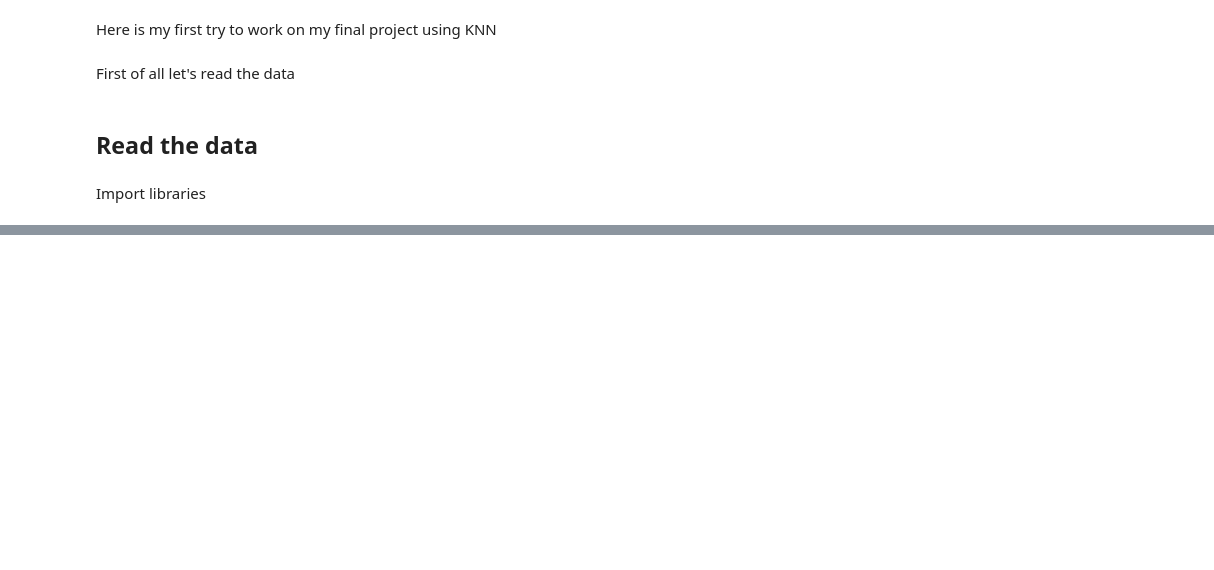
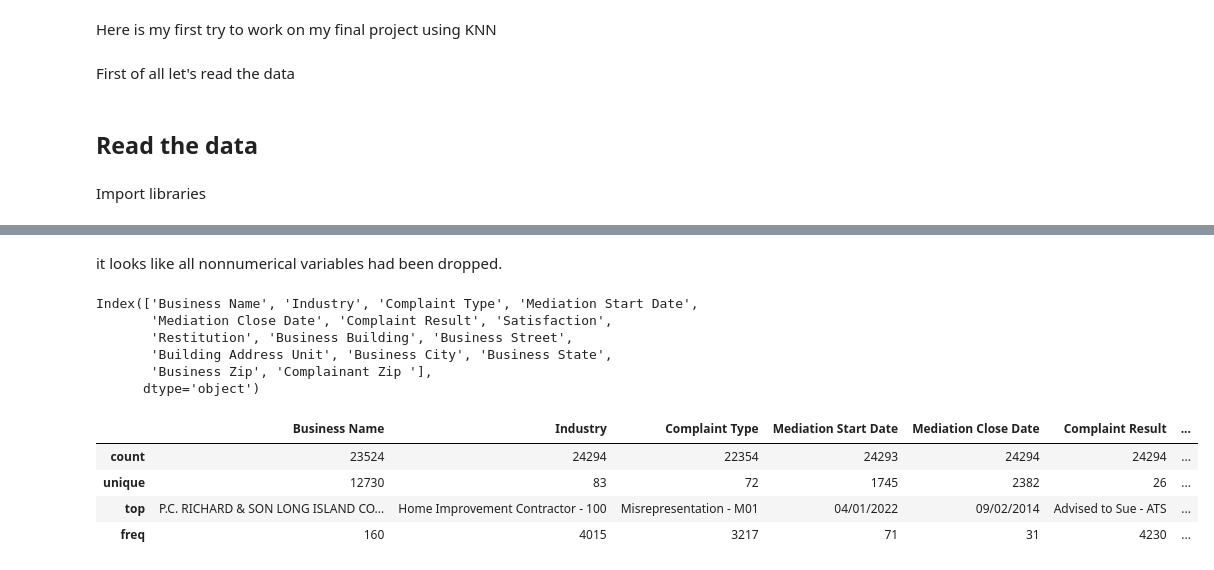
Before and after one commit to waheeb123/Covid_test, a Jupyter notebook: work_on_final_project.ipynb, the cells around one changed output, grey strips where cells are left out. Saved outputs shown, nothing was run; the diff lists cells and outputs as text; code cells hidden in the pictures; blank space fills up the shorter version.

```diff
--- a/work_on_final_project.ipynb
+++ b/work_on_final_project.ipynb
@@ -21,0 +70,18 @@ df = pd.read_csv("https://raw.githubusercontent.com/waheeb123/Datasets/main/Cons
+# %% [markdown]
+it looks like all nonnumerical variables had been dropped.
+# %%
+categorical = df.dtypes[df.dtypes == "object"].index
+print(categorical)
+df[categorical].describe()
+# %% [output]
+Index(['Business Name', 'Industry', 'Complaint Type', 'Mediation Start Date',
+       'Mediation Close Date', 'Complaint Result', 'Satisfaction',
+       'Restitution', 'Business Building', 'Business Street',
+       'Building Address Unit', 'Business City', 'Business State',
+       'Business Zip', 'Complainant Zip '],
+      dtype='object')
+|  | Business Name | Industry | Complaint Type | Mediation Start Date | Mediation Close Date | Complaint Result | ... |
+| count | 23524 | 24294 | 22354 | 24293 | 24294 | 24294 | ... |
+| unique | 12730 | 83 | 72 | 1745 | 2382 | 26 | ... |
+| top | P.C. RICHARD & SON LONG ISLAND CO... | Home Improvement Contractor - 100 | Misrepresentation - M01 | 04/01/2022 | 09/02/2014 | Advised to Sue - ATS | ... |
+| freq | 160 | 4015 | 3217 | 71 | 31 | 4230 | ... |
```
Also changed, not shown: parts of 15 cells of this notebook.
